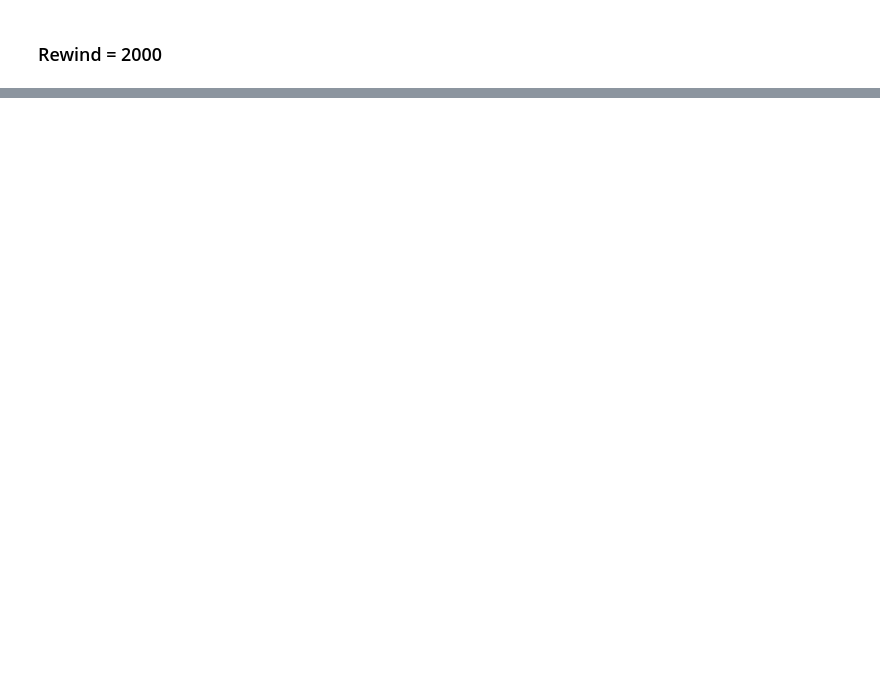
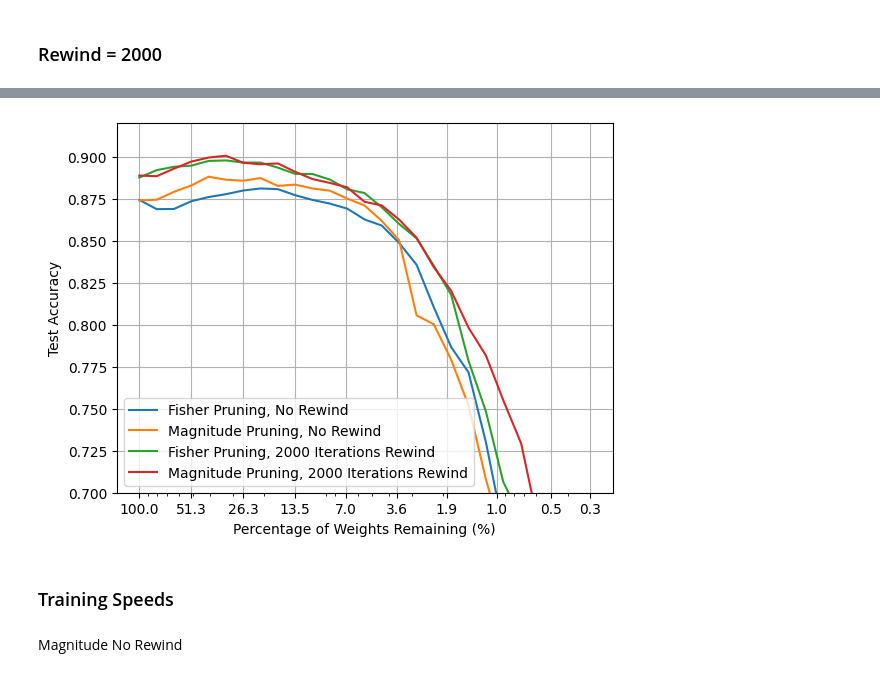
Before and after one commit to Thomas-Christie/lth, a Jupyter notebook: experimentation/resnets.ipynb, the cells around one changed output, grey strips where cells are left out. Drawn from its saved outputs; the diff is of its cells as text; code cells hidden in the pictures; blank space fills up the shorter version.

```diff
--- a/experimentation/resnets.ipynb
+++ b/experimentation/resnets.ipynb
@@ -89,0 +147,24 @@ plt.show()
+# %%
+# Both
+fig, ax = plt.subplots()
+ax.plot(percentage_weights, no_rewind_fisher_accuracies, label='Fisher Pruning, No Rewind')
+ax.plot(percentage_weights, no_rewind_mag_accuracies, label='Magnitude Pruning, No Rewind')
+ax.plot(percentage_weights, fisher_accuracies, label='Fisher Pruning, 2000 Iterations Rewind')
+ax.plot(percentage_weights, mag_accuracies, label='Magnitude Pruning, 2000 Iterations Rewind')
+ax.invert_xaxis()
+ax.set_xscale("log")
+ax.set_xticks(x_labels)
+ax.get_xaxis().set_major_formatter(matplotlib.ticker.ScalarFormatter())
+ax.set_xlabel("Percentage of Weights Remaining (%)")
+ax.set_ylabel("Test Accuracy")
+ax.set_ylim(0.70, 0.92)
+ax.grid()
+ax.legend()
+plt.savefig("plots/zoomed_resnet_accuracies_vs_percentage_pruned.png", dpi=200)
+plt.show()
+# %% [output]
+[figure, added]
+# %% [markdown]
+### Training Speeds
+# %% [markdown]
+Magnitude No Rewind
```
Also changed, not shown: parts of 26 cells of this notebook, 5 other files.
